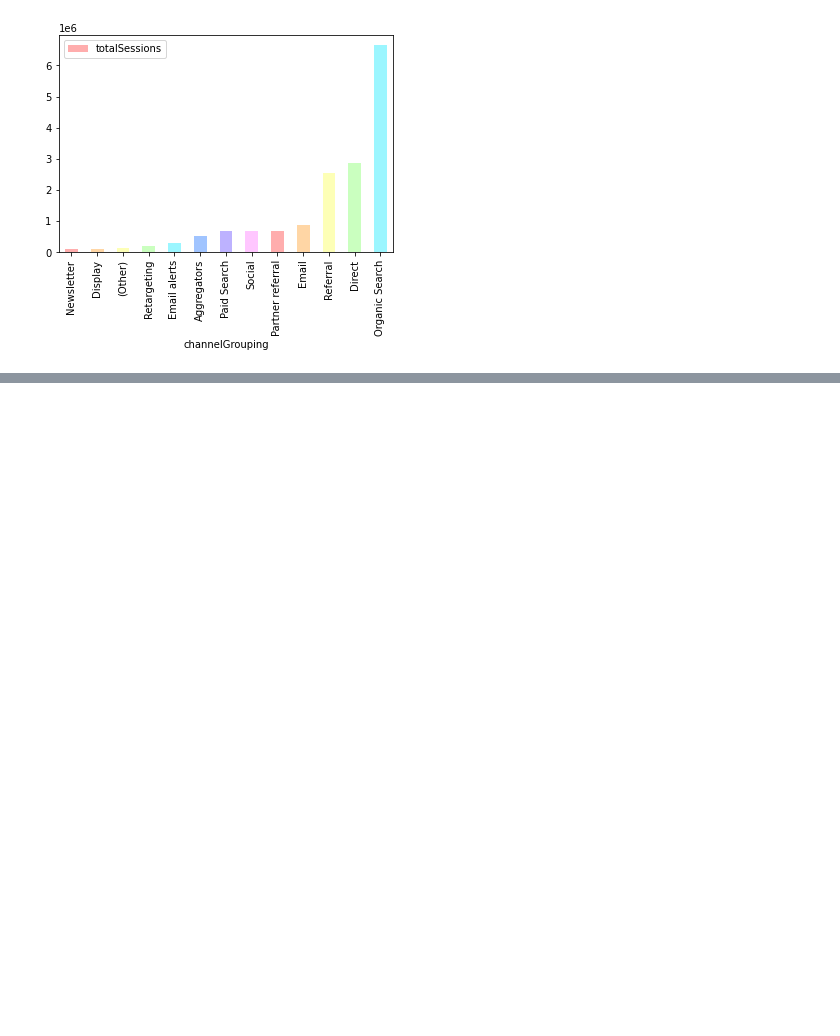
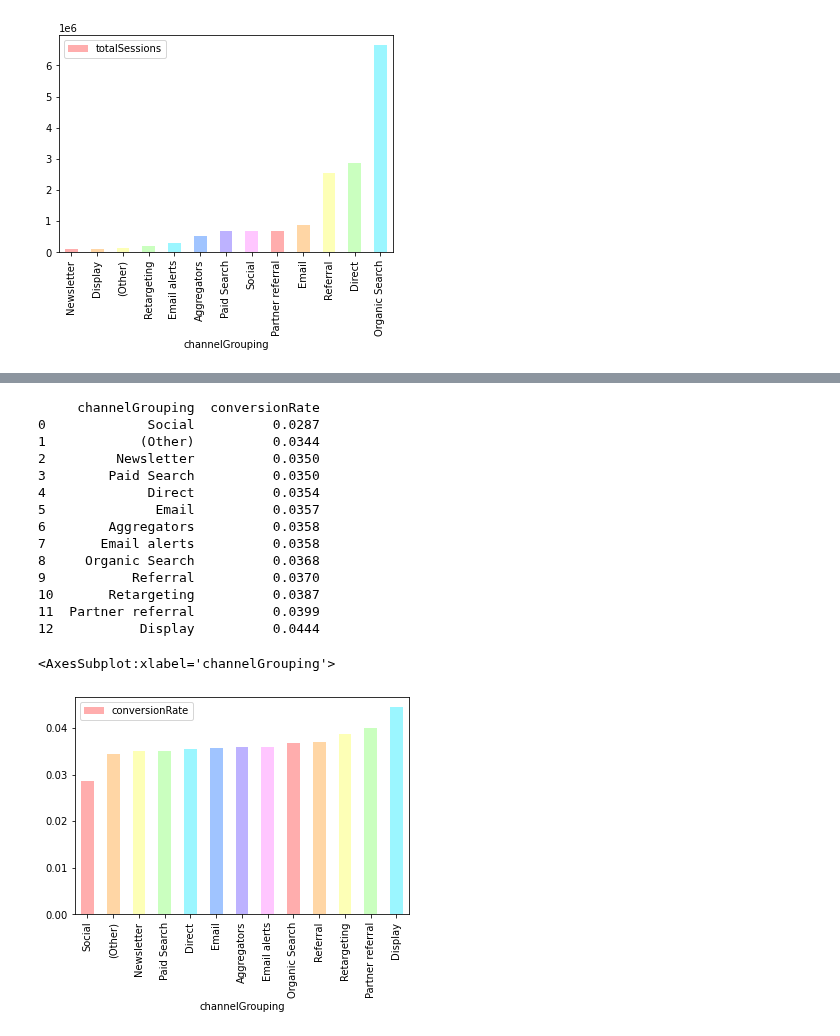
Before and after one commit to Coletterbox/More-BigQuery-with-Python, a Jupyter notebook: dashboardDraft1.ipynb, the cells around one changed output, grey strips where cells are left out. Drawn from its saved outputs; the diff is of its cells as text; code cells hidden in the pictures; blank space fills up the shorter version.

```diff
--- a/dashboardDraft1.ipynb
+++ b/dashboardDraft1.ipynb
@@ -66,0 +167,26 @@ runQuery(totalSessionsPerChannelGrouping).plot.bar(x='channelGrouping', y='total
+# %%
+conversionRatePerChannelGrouping = """
+    SELECT channelGrouping, ROUND((AVG(conversions))/(AVG(sessions)), 4) as conversionRate
+    FROM """ + projectIDContainer.project_id + """
+    .sample_data.datatable
+    GROUP BY channelGrouping
+    ORDER BY conversionRate
+"""
+runQuery(conversionRatePerChannelGrouping).plot.bar(x='channelGrouping', y='conversionRate', color=rainbowArray)
+# %% [output]
+     channelGrouping  conversionRate
+0             Social          0.0287
+1            (Other)          0.0344
+2         Newsletter          0.0350
+3        Paid Search          0.0350
+4             Direct          0.0354
+5              Email          0.0357
+6        Aggregators          0.0358
+7       Email alerts          0.0358
+8     Organic Search          0.0368
+9           Referral          0.0370
+10       Retargeting          0.0387
+11  Partner referral          0.0399
+12           Display          0.0444
+<AxesSubplot:xlabel='channelGrouping'>
+[figure, added]
```
Also changed, not shown: parts of 7 cells of this notebook.
